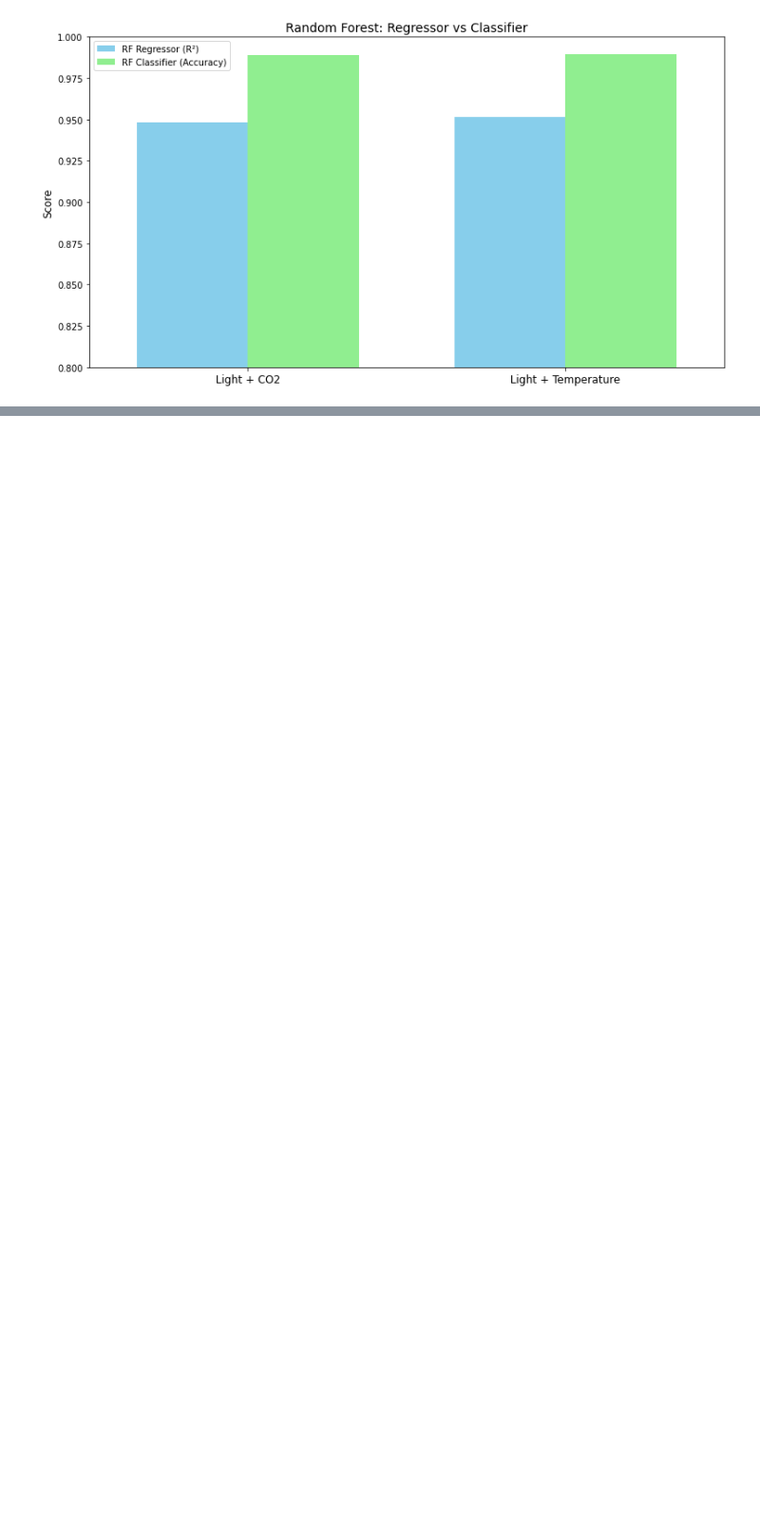
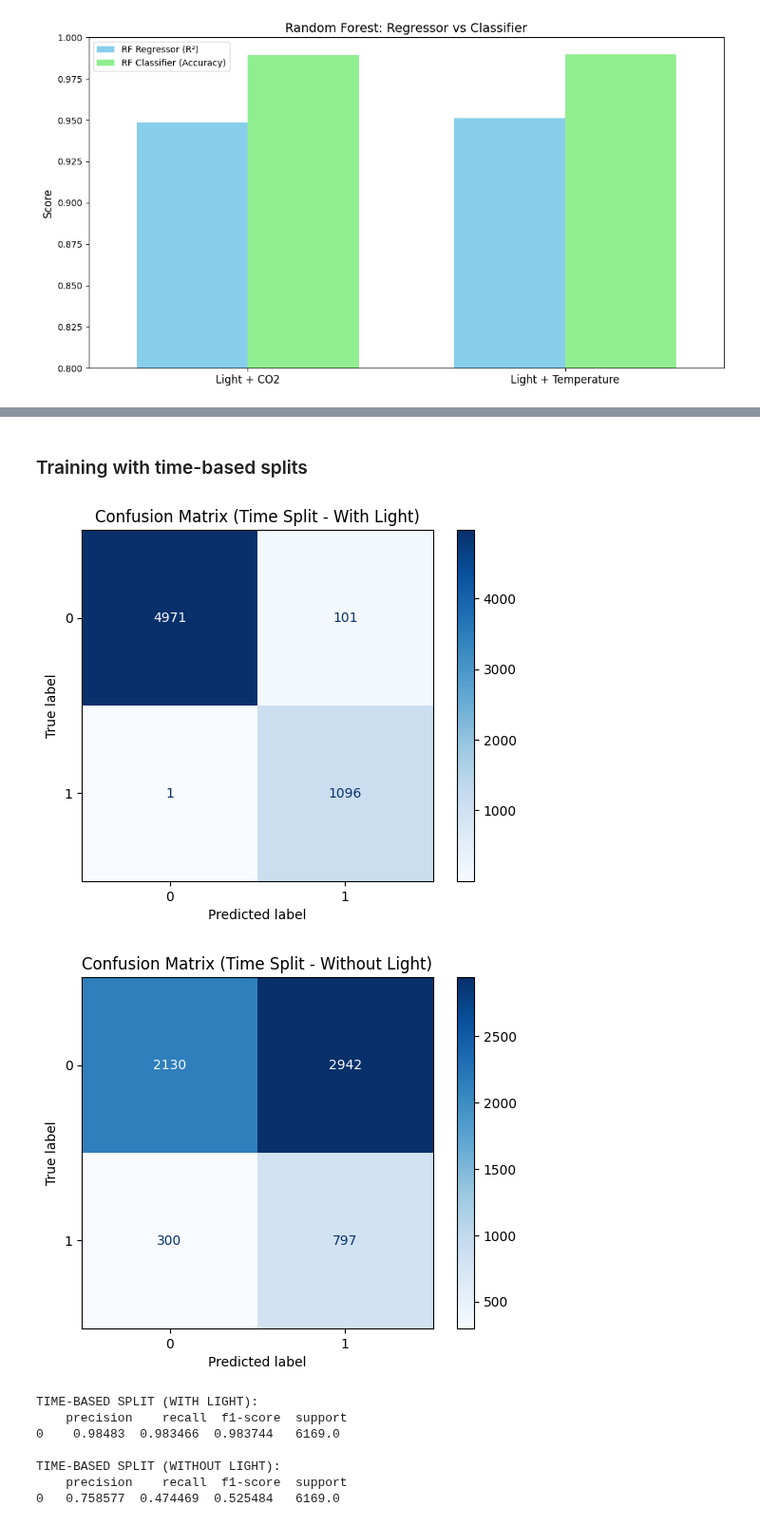
Before and after one commit to NoamShaphir/-MicroClimate, a Jupyter notebook: analysis.ipynb, the cells around one changed output, grey strips where cells are left out. Shown at 95% size. Drawn from its saved outputs; the diff is of its cells as text; code cells hidden in the pictures; blank space fills up the shorter version.

```diff
--- a/analysis.ipynb
+++ b/analysis.ipynb
@@ -1478,0 +1536,66 @@ plt.show()
+# %% [markdown]
+### Training with time-based splits
+# %%
+import pandas as pd
+import numpy as np
+import matplotlib.pyplot as plt
+from sklearn.ensemble import RandomForestClassifier
+from sklearn.metrics import classification_report, confusion_matrix, ConfusionMatrixDisplay
+
+# --- Time-based split evaluation ---
+def evaluate_time_split(df, features, target='Occupancy', train_size=0.7, plot_cm=False, label=""):
+    """
+    Splits dataset chronologically: first train_size% for training, remainder for testing.
+    Assumes df has a datetime index or a timestamp column.
+    """
+    # If timestamp column exists, sort by it; otherwise just use index order
+    if "date" in df.columns or "timestamp" in df.columns:
+        sort_col = "date" if "date" in df.columns else "timestamp"
+        df_sorted = df.sort_values(by=sort_col)
+    else:
+        df_sorted = df.sort_index()
+
+    n_train = int(len(df_sorted) * train_size)
+
+    train = df_sorted.iloc[:n_train]
+    test  = df_sorted.iloc[n_train:]
+
+    X_train, y_train = train[features], train[target]
+    X_test, y_test   = test[features], test[target]
+
+    model = RandomForestClassifier(random_state=42)
+    model.fit(X_train, y_train)
+    y_pred = model.predict(X_test)
+
+    report = classification_report(y_test, y_pred, output_dict=True, zero_division=0)
+
+    # optional: plot confusion matrix
+    if plot_cm:
+        cm = confusion_matrix(y_test, y_pred, labels=model.classes_)
+        disp = ConfusionMatrixDisplay(confusion_matrix=cm, display_labels=model.classes_)
+        disp.plot(cmap=plt.cm.Blues, values_format='d')
+        plt.title(f"Confusion Matrix (Time Split - {label})")
+        plt.show()
+
+    return pd.DataFrame([report['weighted avg']])
+
+# --- Feature sets ---
+features_with_light = ['Temperature', 'Humidity', 'CO2', 'Light']
+features_without_light = ['Temperature', 'Humidity', 'CO2']
+
+# --- Run time-based evaluation ---
+results_time_with_light = evaluate_time_split(df, features_with_light, plot_cm=True, label="With Light")
+results_time_without_light = evaluate_time_split(df, features_without_light, plot_cm=True, label="Without Light")
+
+print("TIME-BASED SPLIT (WITH LIGHT):\n", results_time_with_light)
+print("\nTIME-BASED SPLIT (WITHOUT LIGHT):\n", results_time_without_light)
+# %% [output]
+[figure, added]
+[figure, added]
+TIME-BASED SPLIT (WITH LIGHT):
+    precision    recall  f1-score  support
+0    0.98483  0.983466  0.983744   6169.0
+
+TIME-BASED SPLIT (WITHOUT LIGHT):
+    precision    recall  f1-score  support
+0   0.758577  0.474469  0.525484   6169.0
```
Also changed, not shown: parts of 23 cells of this notebook.
